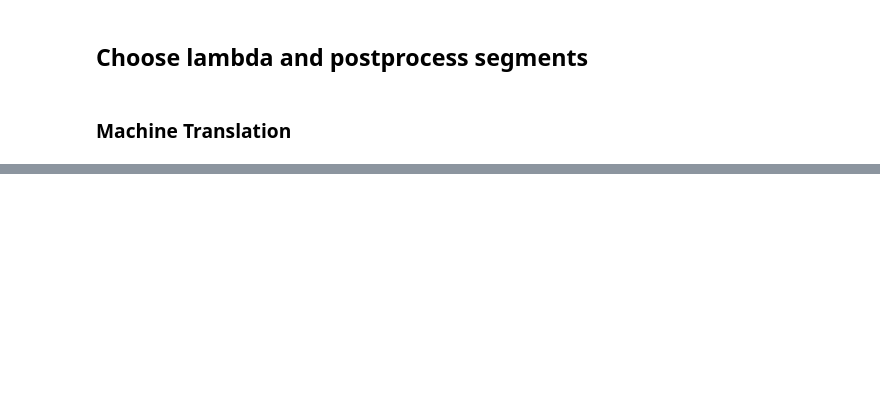
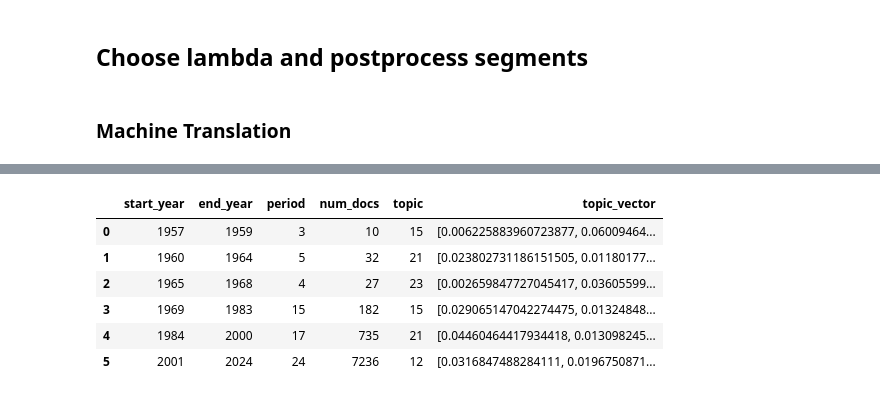
Before and after one commit to ilybevy/article-timeline, a Jupyter notebook: DMR_JS_DP.ipynb, the cells around one changed output, grey strips where cells are left out. Saved outputs shown, nothing was run; the diff lists cells and outputs as text; code cells hidden in the pictures; blank space fills up the shorter version.

```diff
--- a/DMR_JS_DP.ipynb
+++ b/DMR_JS_DP.ipynb
@@ -304,3 +306,81 @@ Done. Rows: 21
+# %%
+import numpy as np
+import pandas as pd
+
+
+def merge_segments(df, min_docs=10):
+    df = df[df["num_docs"] >= min_docs].copy()
+    df = df.sort_values("start_year").reset_index(drop=True)
+
+    merged_rows = []
+    current = None
+
+    for _, row in df.iterrows():
+        vec = np.array(row["topic_vector"], dtype=np.float32)
+
+        start_year = int(row["start_year"])
+        end_year = int(row["end_year"])
+
+        if current is None:
+            current = {
+                "start_year": start_year,
+                "end_year": end_year,
+                "num_docs": row["num_docs"],
+                "topic": row["topic"],
+                "vector_sum": vec * row["num_docs"]
+            }
+            continue
+
+        if row["topic"] == current["topic"]:
+            current["end_year"] = end_year
+            current["num_docs"] += row["num_docs"]
+            current["vector_sum"] += vec * row["num_docs"]
+
+        else:
+            bary = current["vector_sum"] / current["num_docs"]
+
+            merged_rows.append({
+                "start_year": current["start_year"],
+                "end_year": current["end_year"],
+                "period": current["end_year"] - current["start_year"] + 1,
+                "num_docs": current["num_docs"],
+                "topic": current["topic"],
+                "topic_vector": bary.tolist()
+            })
+
+            current = {
+                "start_year": start_year,
+                "end_year": end_year,
+                "num_docs": row["num_docs"],
+                "topic": row["topic"],
+                "vector_sum": vec * row["num_docs"]
+            }
+
+    # finalize
+    if current is not None:
+        bary = current["vector_sum"] / current["num_docs"]
+
+        merged_rows.append({
+            "start_year": current["start_year"],
+            "end_year": current["end_year"],
+            "period": current["end_year"] - current["start_year"] + 1,
+            "num_docs": current["num_docs"],
+            "topic": current["topic"],
+            "topic_vector": bary.tolist()
+        })
+
+    return pd.DataFrame(merged_rows)
+
+merge_segments(mt_df).to_csv(r"output\mt_df.csv", index=False)
+merge_segments(mt_df)
+# %% [output]
+|  | start_year | end_year | period | num_docs | topic | topic_vector |
+| 0 | 1957 | 1959 | 3 | 10 | 15 | [0.006225883960723877, 0.06009464... |
+| 1 | 1960 | 1964 | 5 | 32 | 21 | [0.023802731186151505, 0.01180177... |
+| 2 | 1965 | 1968 | 4 | 27 | 23 | [0.002659847727045417, 0.03605599... |
+| 3 | 1969 | 1983 | 15 | 182 | 15 | [0.029065147042274475, 0.01324848... |
+| 4 | 1984 | 2000 | 17 | 735 | 21 | [0.04460464417934418, 0.013098245... |
+| 5 | 2001 | 2024 | 24 | 7236 | 12 | [0.0316847488284111, 0.0196750871... |
 # %%
 import os
 import pandas as pd
```
Also changed, not shown: parts of 10 cells of this notebook, 5 other files.
